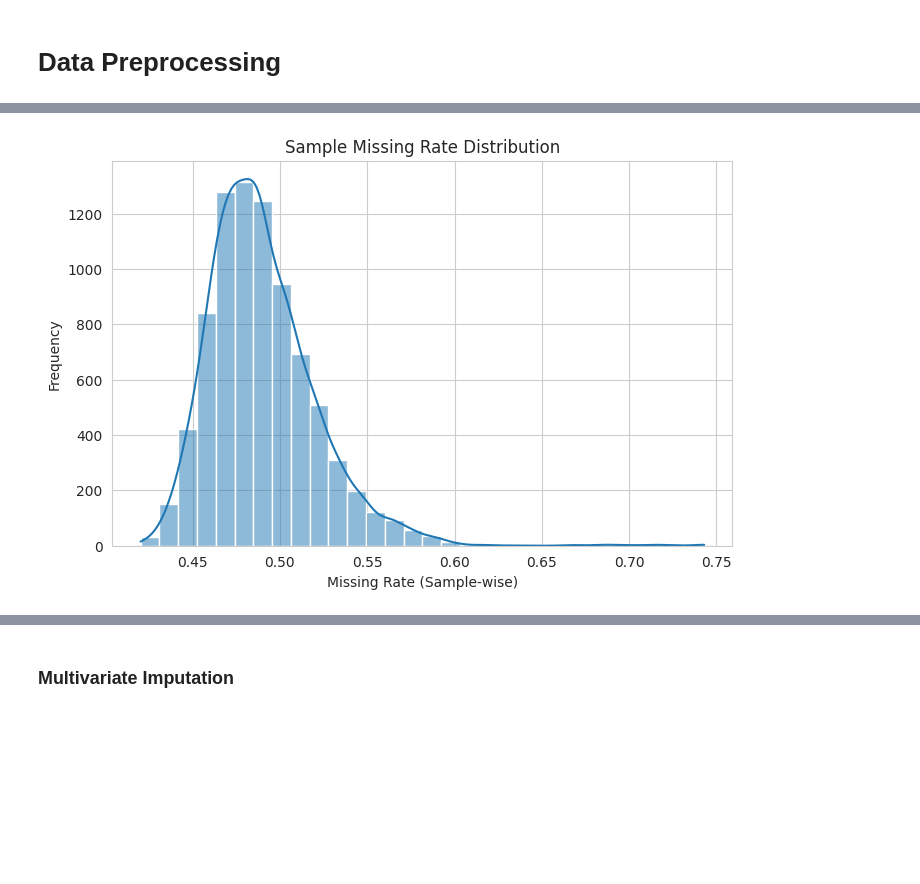
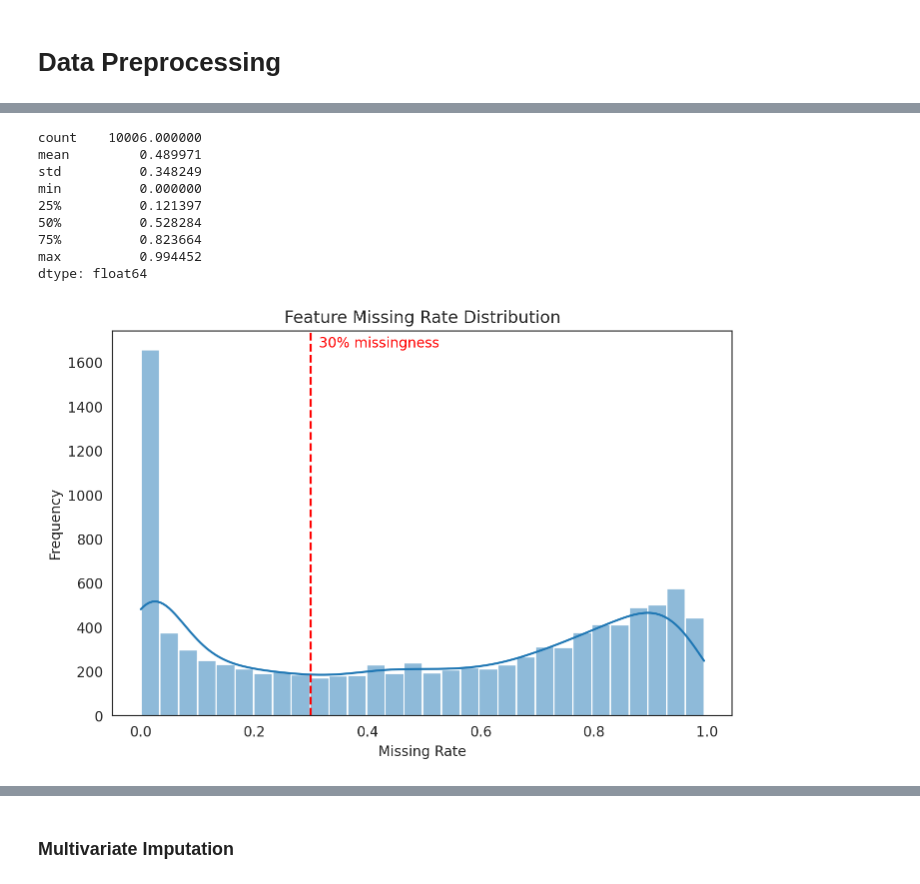
Before and after one commit to ShaunFChen/diabetes_biomarker_project, a Jupyter notebook: notebooks/diabetes_biomarker_analysis.ipynb, the cells around one changed output, grey strips where cells are left out. Saved outputs shown, nothing was run; the diff lists cells and outputs as text; code cells hidden in the pictures; blank space fills up the shorter version.

Commit message:
complete the analysis and utils.

```diff
--- a/notebooks/diabetes_biomarker_analysis.ipynb
+++ b/notebooks/diabetes_biomarker_analysis.ipynb
@@ -9,6 +9,10 @@
 # %% [markdown]
 ## Import Libraries
 # %%
+# Automatically reload modules before execution to reflect changes.
+%load_ext autoreload
+%autoreload 2
+
 # Data manipulation
 import os
 import numpy as np
@@ -24,20 +28,25 @@ import re
 # Tracking and debugging
 import logging
 
-# Visualization
+# Set inline visualization
 import matplotlib.pyplot as plt
 plt.set_loglevel('WARNING')
 %matplotlib inline
+%config InlineBackend.figure_format = 'retina'
 
+# Import visualization
 import seaborn as sns
-sns.set_style('whitegrid')
+sns.set_style('white')
+from matplotlib_venn import venn2
 
 # Import necessary libraries for ML pipeline development
 from sklearn.model_selection import train_test_split
 from sklearn.pipeline import Pipeline
 from sklearn.preprocessing import StandardScaler
+from sklearn.model_selection import GridSearchCV, StratifiedKFold
 
 # Import necessary libraries for ML model evaluation
+import shap
 from sklearn.metrics import (
     classification_report,
     confusion_matrix,
@@ -57,6 +66,9 @@ from xgboost import XGBClassifier
 # Import non-linear estimator for alternative imputation
 from sklearn.ensemble import RandomForestRegressor
 
+# Import optimizer for hyperparameter tuning
+import optuna
+
 # Add src to the system path to access utility functions
 import sys
 from pathlib import Path
@@ -64,7 +76,8 @@ sys.path.append(str(Path().resolve().parent))
 
 # Import custom functions
 from src.utils import setup_logging
-from src.data_utils import load_data, iterative_imputation
-from src.analysis_utils import clean_data, calculate_propensity_scores, match_propensity_scores
-from src.analysis_utils import run_logistic_regression_on_biomarkers, adjust_p_values, plot_volcano
+from src.data_utils import load_data, impute_data
+from src.analysis_utils import *
+from src.model_utils import *
+from src.visualization_utils import *
 # %% [markdown]
@@ -139,13 +142,26 @@ plt.show()
-# %%
-# Sample Missing Rate Distribution
-sample_missing_rate_arr = raw_df.isna().mean(axis=1)
-print(sample_missing_rate_arr.describe())
-
-plt.figure(figsize=(8, 5))
-sns.histplot(sample_missing_rate_arr, kde=True, bins=30)
-plt.title('Sample Missing Rate Distribution')
-plt.xlabel('Missing Rate (Sample-wise)')
-plt.ylabel('Frequency')
-plt.show()
-# %% [output]
-[figure, removed]
+# %%
+# Feature missing rate distribution
+feature_missing_rate_arr = raw_df.isna().mean(axis=0)
+print(feature_missing_rate_arr.describe())
+
+plot_distribution(
+    data=raw_df.isna().mean(axis=0).to_frame(name='missing_rate'),
+    column='missing_rate',
+    xlabel='Missing Rate',
+    plot_type='histplot',
+    axvline=0.3,
+    axvline_text='30% missingness',
+    text_offset = (0.01, 0),
+    title = "Feature Missing Rate Distribution"
+)
+# %% [output]
+count    10006.000000
+mean         0.489971
+std          0.348249
+min          0.000000
+25%          0.121397
+50%          0.528284
+75%          0.823664
+max          0.994452
+dtype: float64
+[figure, added]
```
Also changed, not shown: parts of 123 cells of this notebook, 13 other files.
